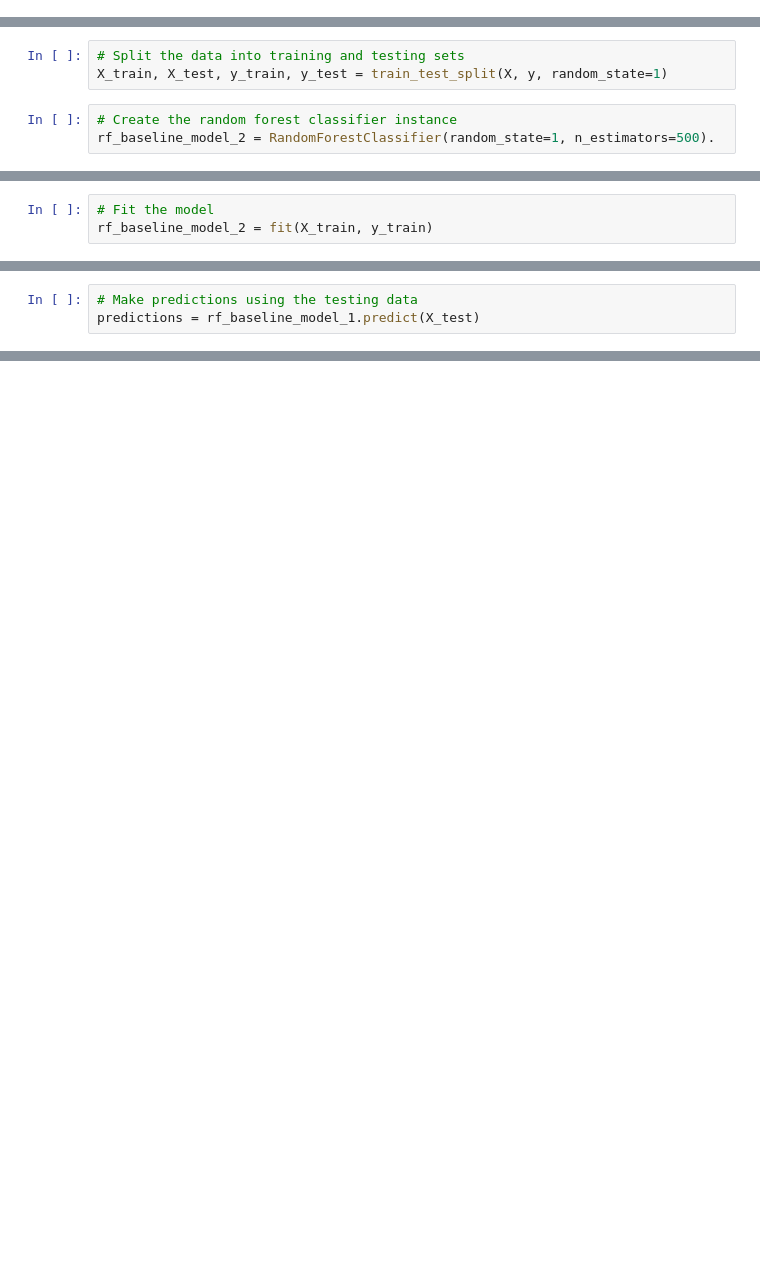
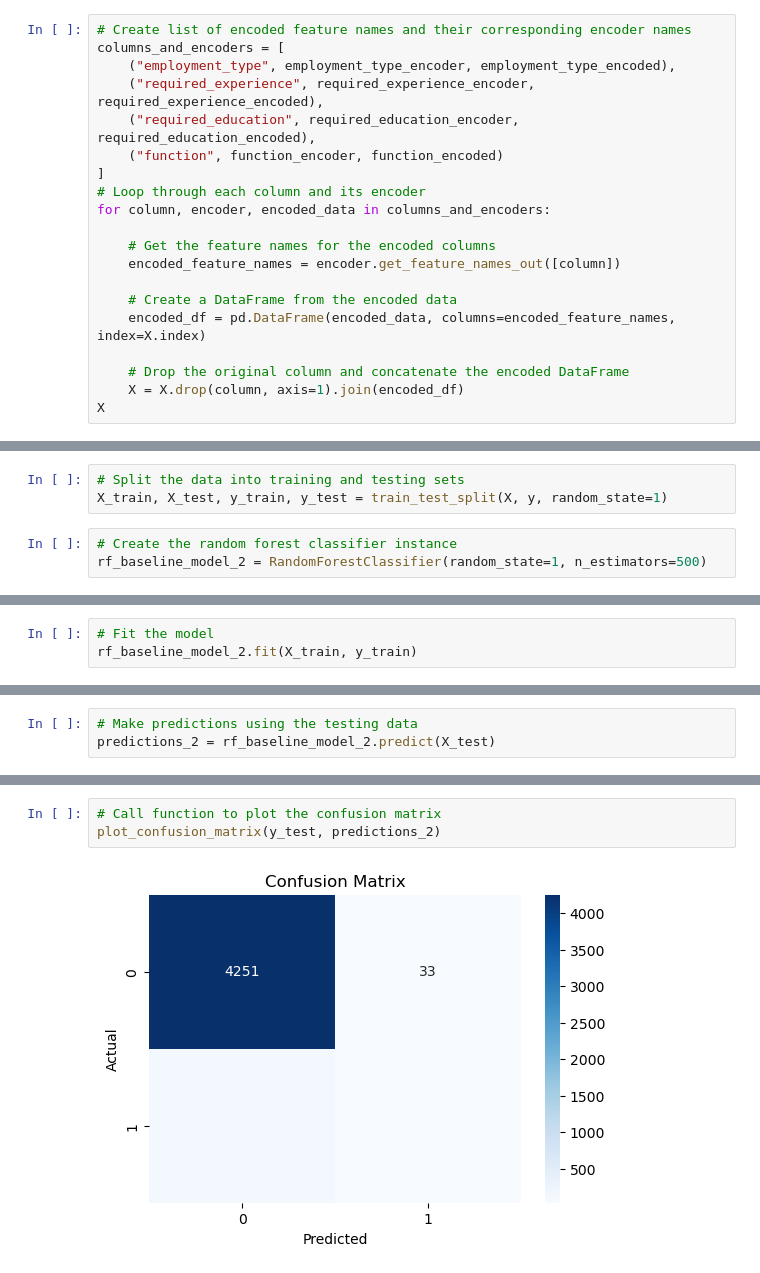
Before and after one commit to jebamania/group-project-2, a Jupyter notebook: Base Model.ipynb, the cells around one changed output, grey strips where cells are left out. Drawn from its saved outputs; the diff is of its cells as text; blank space fills up the shorter version.

```diff
--- a/Base Model.ipynb
+++ b/Base Model.ipynb
@@ -170,0 +283,20 @@ y = df_baseline_2["fraudulent"]
+# %%
+# Create list of encoded feature names and their corresponding encoder names
+columns_and_encoders = [
+    ("employment_type", employment_type_encoder, employment_type_encoded),
+    ("required_experience", required_experience_encoder, required_experience_encoded),
+    ("required_education", required_education_encoder, required_education_encoded),
+    ("function", function_encoder, function_encoded)
+]
+# Loop through each column and its encoder
+for column, encoder, encoded_data in columns_and_encoders:
+
+    # Get the feature names for the encoded columns
+    encoded_feature_names = encoder.get_feature_names_out([column])
+
+    # Create a DataFrame from the encoded data
+    encoded_df = pd.DataFrame(encoded_data, columns=encoded_feature_names, index=X.index)
+
+    # Drop the original column and concatenate the encoded DataFrame
+    X = X.drop(column, axis=1).join(encoded_df)
+X
@@ -173,4 +319,4 @@ y = df_baseline_2["fraudulent"]
 X_train, X_test, y_train, y_test = train_test_split(X, y, random_state=1)
 # %%
 # Create the random forest classifier instance
-rf_baseline_model_2 = RandomForestClassifier(random_state=1, n_estimators=500).
+rf_baseline_model_2 = RandomForestClassifier(random_state=1, n_estimators=500)
@@ -177,3 +339,3 @@ rf_baseline_model_2 = RandomForestClassifier(random_state=1, n_estimators=500).
 # %%
 # Fit the model
-rf_baseline_model_2 = fit(X_train, y_train)
+rf_baseline_model_2.fit(X_train, y_train)
@@ -180,3 +344,3 @@ rf_baseline_model_2 = fit(X_train, y_train)
 # %%
 # Make predictions using the testing data
-predictions = rf_baseline_model_1.predict(X_test)
+predictions_2 = rf_baseline_model_2.predict(X_test)
@@ -186,0 +368,5 @@ print(f"Testing Score: {rf_baseline_model_2.score(X_test, y_test)}")
+# %%
+# Call function to plot the confusion matrix
+plot_confusion_matrix(y_test, predictions_2)
+# %% [output]
+[figure, added]
```
Also changed, not shown: parts of 60 cells of this notebook.
